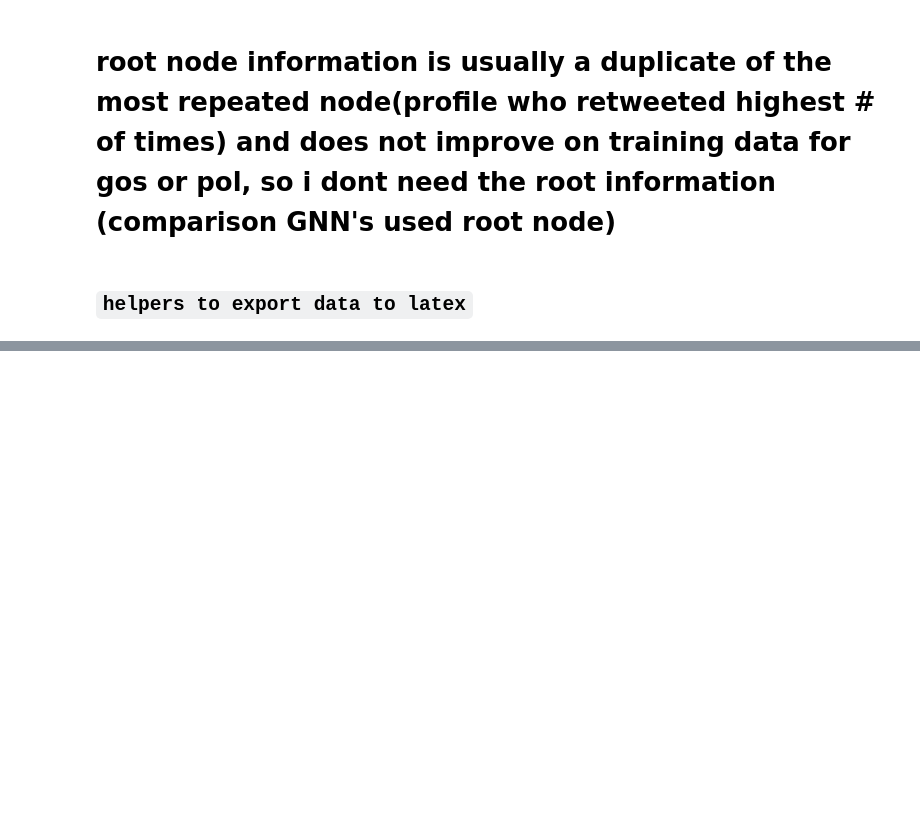
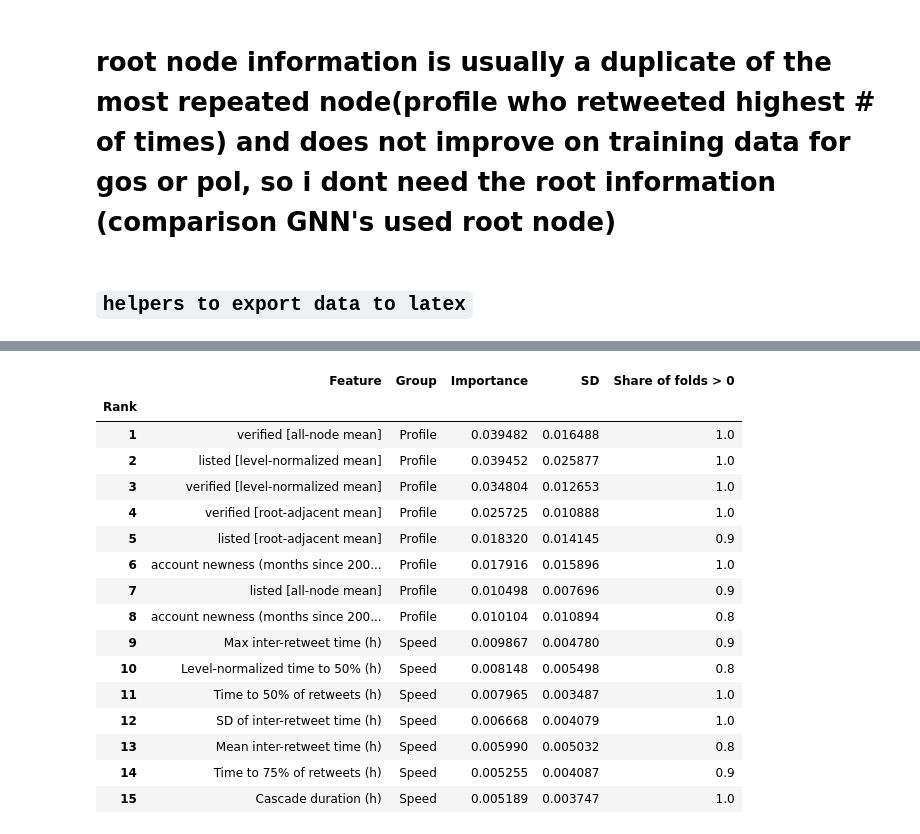
Before and after one commit to jt7827/senior-thesis-code, a Jupyter notebook: Thesis_Misinfo.ipynb, the cells around one changed output, grey strips where cells are left out. Cells and saved outputs as stored; diff of their text form; code cells hidden in the pictures; blank space fills up the shorter version.

Commit message:
Colab code, with the data fixed and with the export tables+figures code for use in google colab

```diff
--- a/Thesis_Misinfo.ipynb
+++ b/Thesis_Misinfo.ipynb
@@ -1,12 +1,12 @@
 # %% [markdown]
 <a href="https://colab.research.google.com/github/jt7827/senior-thesis-code/blob/main/Thesis_Misinfo.ipynb" target="_parent"><img src="https://colab.research.google.com/assets/colab-badge.svg" alt="Open In Colab"/></a>
 # %%
-#import fake news data
-!git clone https://github.com/safe-graph/GNN-FakeNews.git
+import os
+import subprocess
 
-import os
-
-repo_path = "/content/GNN-FakeNews"
+repo_path = "./GNN-FakeNews"
+if not os.path.exists(repo_path):
+    subprocess.run(["git", "clone", "https://github.com/safe-graph/GNN-FakeNews.git", repo_path])
 
 for root, dirs, files in os.walk(repo_path):
     level = root.replace(repo_path, "").count(os.sep)
@@ -1710,0 +2042,55 @@ def zip_assets(download=True):
+# %%
+
+# ============================================================
+# FINAL EXPORT: ADVISOR MEETING + MIDTERM REPORT
+# Uses existing results; does not rerun regressions or RF models
+# ============================================================
+
+DATA = {
+    "PolitiFact": {
+        "df": pol_all,
+        "sel": pol_sel,
+        "res": pol_res,
+        "res_ns": pol_res_no_speed,
+        "rf": pol_rf,
+        "rf_ns": pol_rf_no_speed,
+        "penalty": "Lasso",
+    },
+
+    "GossipCop": {
+        "df": gos_all,
+        "sel": gos_sel,
+        "res": gos_res,
+        "res_ns": gos_res_no_speed,
+        "rf": gos_rf,
+        "rf_ns": gos_rf_no_speed,
+        "penalty": "Ridge",
+    }
+}
+
+# 1. Generate and save all tables
+print("=" * 60)
+print("EXPORTING TABLES")
+print("=" * 60)
+
+export_meeting_tables(DATA)
+
+# 2. Generate and save figures
+print("\n" + "=" * 60)
+print("EXPORTING FIGURES")
+print("=" * 60)
+
+make_meeting_figures(DATA)
+
+# 3. Package everything into one ZIP
+print("\n" + "=" * 60)
+print("PACKAGING REPORT ASSETS")
+print("=" * 60)
+
+zip_assets(download=True)
+
+print("\nExport complete!")
+print("Tables: report_assets/tables/")
+print("Figures: report_assets/figures/")
+print("Download: report_assets.zip")
+# %% [output]
@@ -1710,0 +2128,17 @@ def zip_assets(download=True):
+|  | Feature | Group | Importance | SD | Share of folds > 0 |
+| Rank |  |  |  |  |  |
+| 1 | verified [all-node mean] | Profile | 0.039482 | 0.016488 | 1.0 |
+| 2 | listed [level-normalized mean] | Profile | 0.039452 | 0.025877 | 1.0 |
+| 3 | verified [level-normalized mean] | Profile | 0.034804 | 0.012653 | 1.0 |
+| 4 | verified [root-adjacent mean] | Profile | 0.025725 | 0.010888 | 1.0 |
+| 5 | listed [root-adjacent mean] | Profile | 0.018320 | 0.014145 | 0.9 |
+| 6 | account newness (months since 200... | Profile | 0.017916 | 0.015896 | 1.0 |
+| 7 | listed [all-node mean] | Profile | 0.010498 | 0.007696 | 0.9 |
+| 8 | account newness (months since 200... | Profile | 0.010104 | 0.010894 | 0.8 |
+| 9 | Max inter-retweet time (h) | Speed | 0.009867 | 0.004780 | 0.9 |
+| 10 | Level-normalized time to 50% (h) | Speed | 0.008148 | 0.005498 | 0.8 |
+| 11 | Time to 50% of retweets (h) | Speed | 0.007965 | 0.003487 | 1.0 |
+| 12 | SD of inter-retweet time (h) | Speed | 0.006668 | 0.004079 | 1.0 |
+| 13 | Mean inter-retweet time (h) | Speed | 0.005990 | 0.005032 | 0.8 |
+| 14 | Time to 75% of retweets (h) | Speed | 0.005255 | 0.004087 | 0.9 |
+| 15 | Cascade duration (h) | Speed | 0.005189 | 0.003747 | 1.0 |
```
Also changed, not shown: parts of 3 cells of this notebook.
